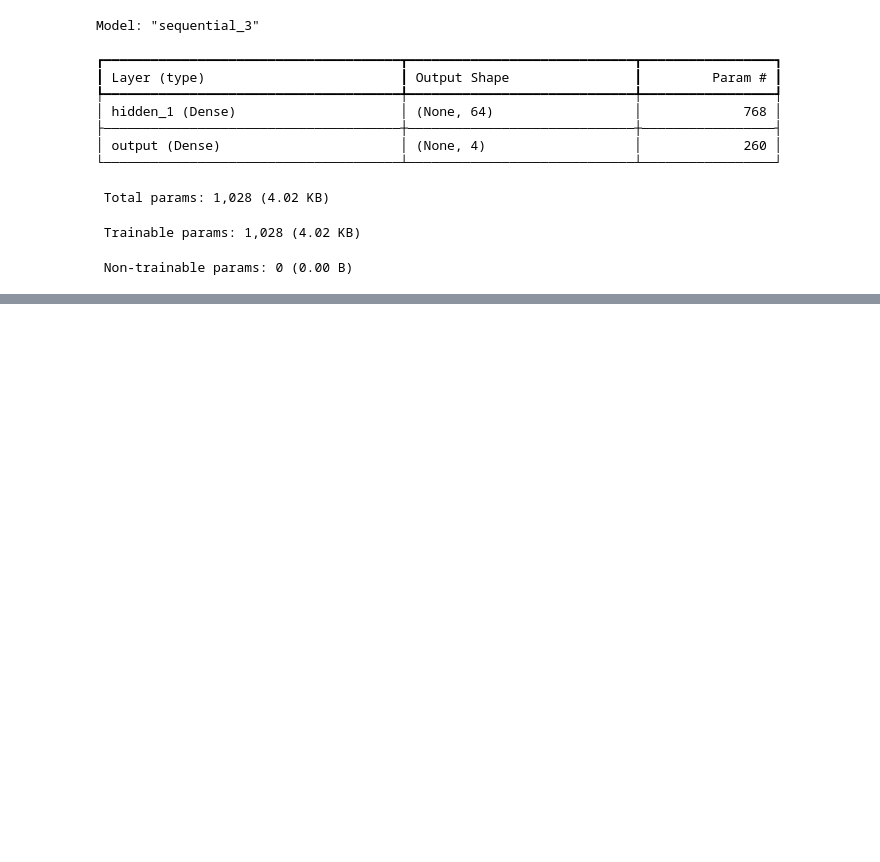
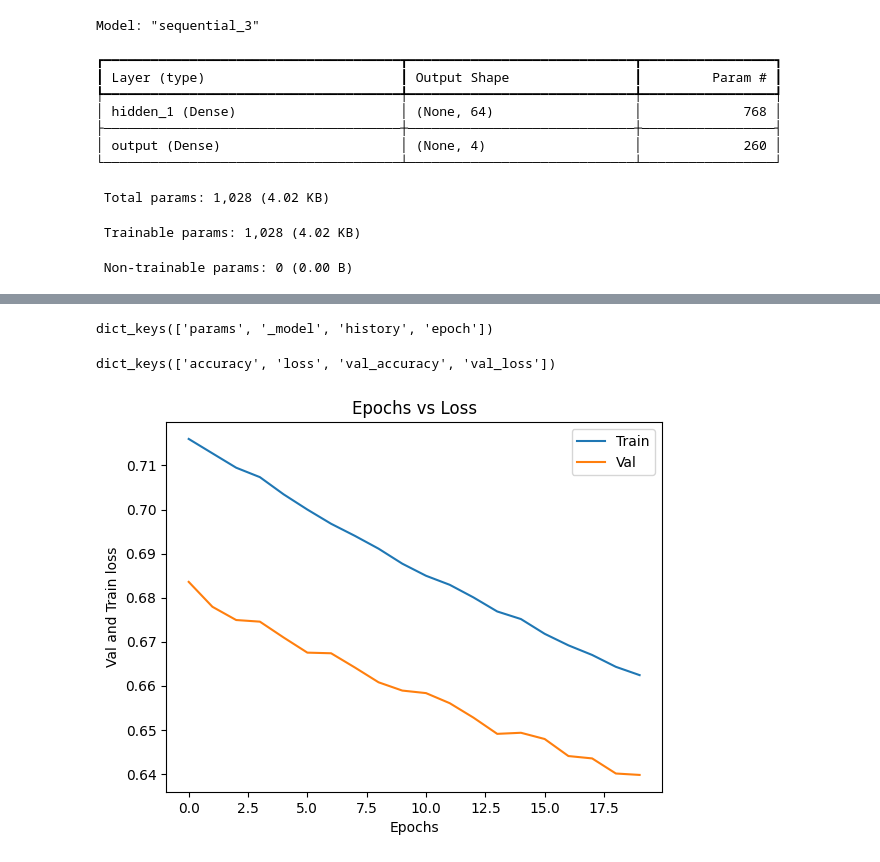
Before and after one commit to Jayaprakash1710/Module-20-Neural-Networks, a Jupyter notebook: Lec_6_Tensorflow_and_Keras_1.ipynb, the cells around one changed output, grey strips where cells are left out. Saved outputs shown, nothing was run; the diff lists cells and outputs as text; code cells hidden in the pictures; blank space fills up the shorter version.

```diff
--- a/Lec_6_Tensorflow_and_Keras_1.ipynb
+++ b/Lec_6_Tensorflow_and_Keras_1.ipynb
@@ -365,0 +450,17 @@ Model: "sequential_3"
+# %%
+def create_model():
+  model=Sequential(
+      [
+          Dense(units=32,activation='relu',input_shape=(X.shape[1],),name='hidden-1'),
+          Dense(units=16,activation='relu',name='hidden-2'),
+          Dense(units=4,activation='softmax',name='output')
+      ]
+  )
+  model.compile(
+      optimizer=tf.keras.optimizers.Adam(learning_rate=0.001),
+      loss=tf.keras.losses.SparseCategoricalCrossentropy(),
+      metrics=['accuracy']
+  )
+  return model
+
+model=create_model()
@@ -365,0 +483,26 @@ Model: "sequential_3"
+# %%
+history=model.fit(X_train,y_train,validation_data=(X_val,y_val),epochs=20,batch_size=512,verbose=0)
+# %%
+history.__dict__.keys()
+# %% [output]
+dict_keys(['params', '_model', 'history', 'epoch'])
+# %%
+history.history.keys()
+# %% [output]
+dict_keys(['accuracy', 'loss', 'val_accuracy', 'val_loss'])
+# %%
+epochs=history.epoch
+loss=history.history['loss']
+accuracy=history.history['accuracy']
+val_accuracy=history.history['val_accuracy']
+val_loss=history.history['val_loss']
+# %%
+plt.plot(epochs,loss,label='Train')
+plt.plot(epochs,val_loss,label='Val')
+plt.xlabel('Epochs')
+plt.ylabel('Val and Train loss')
+plt.legend()
+plt.title("Epochs vs Loss")
+plt.show()
+# %% [output]
+[figure, added]
```
Also changed, not shown: parts of 18 cells of this notebook.
